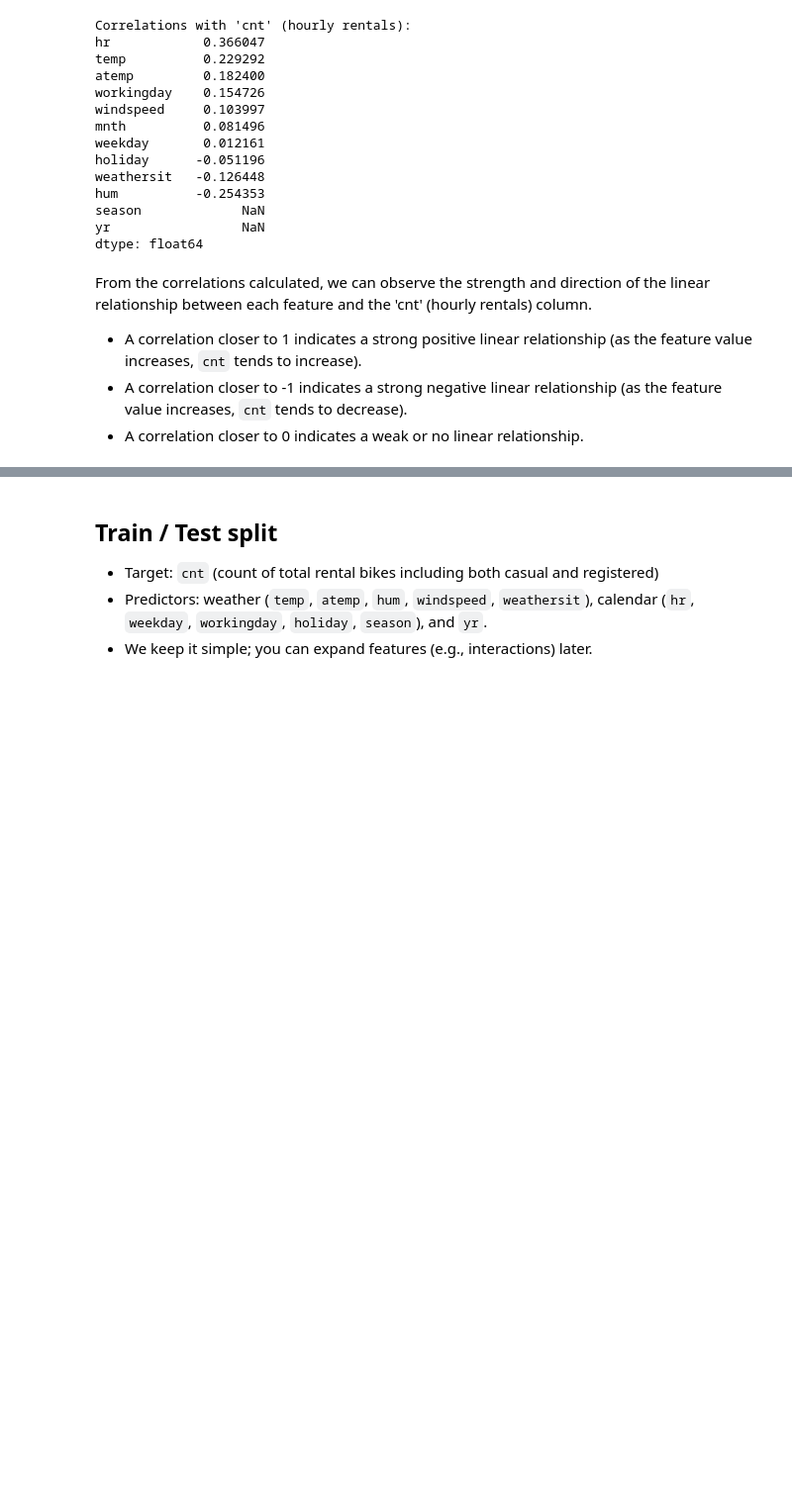
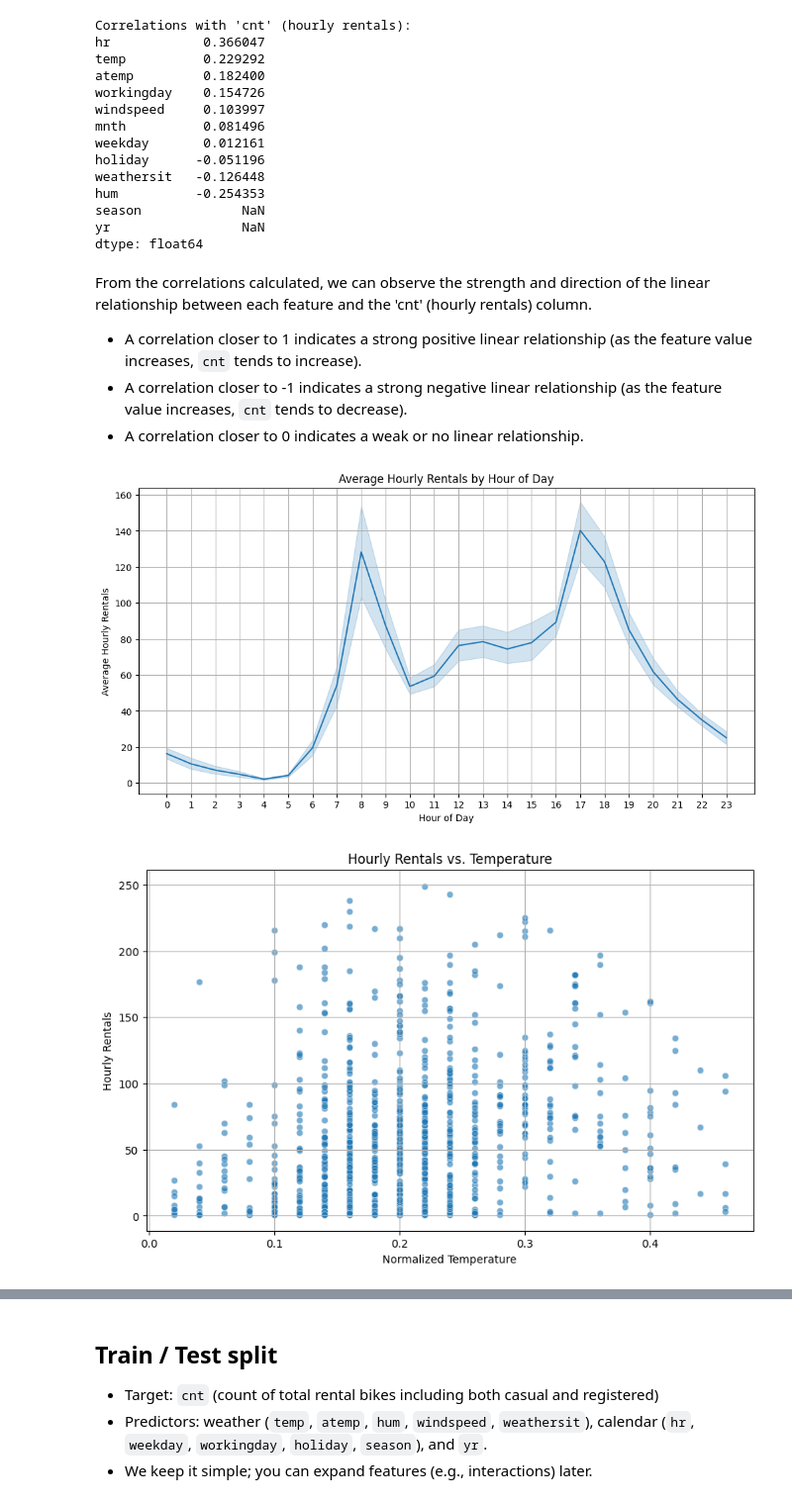
Before and after one commit to marziqhaqkim-dotcom/ai_course_exercises, a Jupyter notebook: Exercise_2_regression_model/Assignment_1_Regression_model.ipynb, the cells around one changed output, grey strips where cells are left out. Shown at 99% size. Drawn from its saved outputs; the diff is of its cells as text; code cells hidden in the pictures; blank space fills up the shorter version.

```diff
--- a/Exercise_2_regression_model/Assignment_1_Regression_model.ipynb
+++ b/Exercise_2_regression_model/Assignment_1_Regression_model.ipynb
@@ -141,3 +120,40 @@ From the correlations calculated, we can observe the strength and direction of t
 *   A correlation closer to 1 indicates a strong positive linear relationship (as the feature value increases, `cnt` tends to increase).
 *   A correlation closer to -1 indicates a strong negative linear relationship (as the feature value increases, `cnt` tends to decrease).
 *   A correlation closer to 0 indicates a weak or no linear relationship.
+# %%
+import matplotlib.pyplot as plt
+import seaborn as sns
+
+# 1. Visualize 'hr' (hour) vs 'cnt' (hourly rentals)
+# 'hr' had the strongest positive correlation.
+plt.figure(figsize=(12, 6))
+sns.lineplot(data=df, x='hr', y='cnt', estimator='mean', errorbar=('ci', 95))
+plt.title('Average Hourly Rentals by Hour of Day')
+plt.xlabel('Hour of Day')
+plt.ylabel('Average Hourly Rentals')
+plt.xticks(range(0, 24))
+plt.grid(True)
+plt.show()
+
+# 2. Visualize 'temp' (temperature) vs 'cnt'
+# 'temp' also showed a positive correlation.
+plt.figure(figsize=(10, 6))
+sns.scatterplot(data=df, x='temp', y='cnt', alpha=0.6)
+plt.title('Hourly Rentals vs. Temperature')
+plt.xlabel('Normalized Temperature')
+plt.ylabel('Hourly Rentals')
+plt.grid(True)
+plt.show()
+
+# 3. Visualize 'hum' (humidity) vs 'cnt'
+# 'hum' showed a negative correlation.
+plt.figure(figsize=(10, 6))
+sns.scatterplot(data=df, x='hum', y='cnt', alpha=0.6)
+plt.title('Hourly Rentals vs. Humidity')
+plt.xlabel('Normalized Humidity')
+plt.ylabel('Hourly Rentals')
+plt.grid(True)
+plt.show()
+# %% [output]
+[figure, added]
+[figure, added]
```
Also changed, not shown: parts of 8 cells of this notebook.
